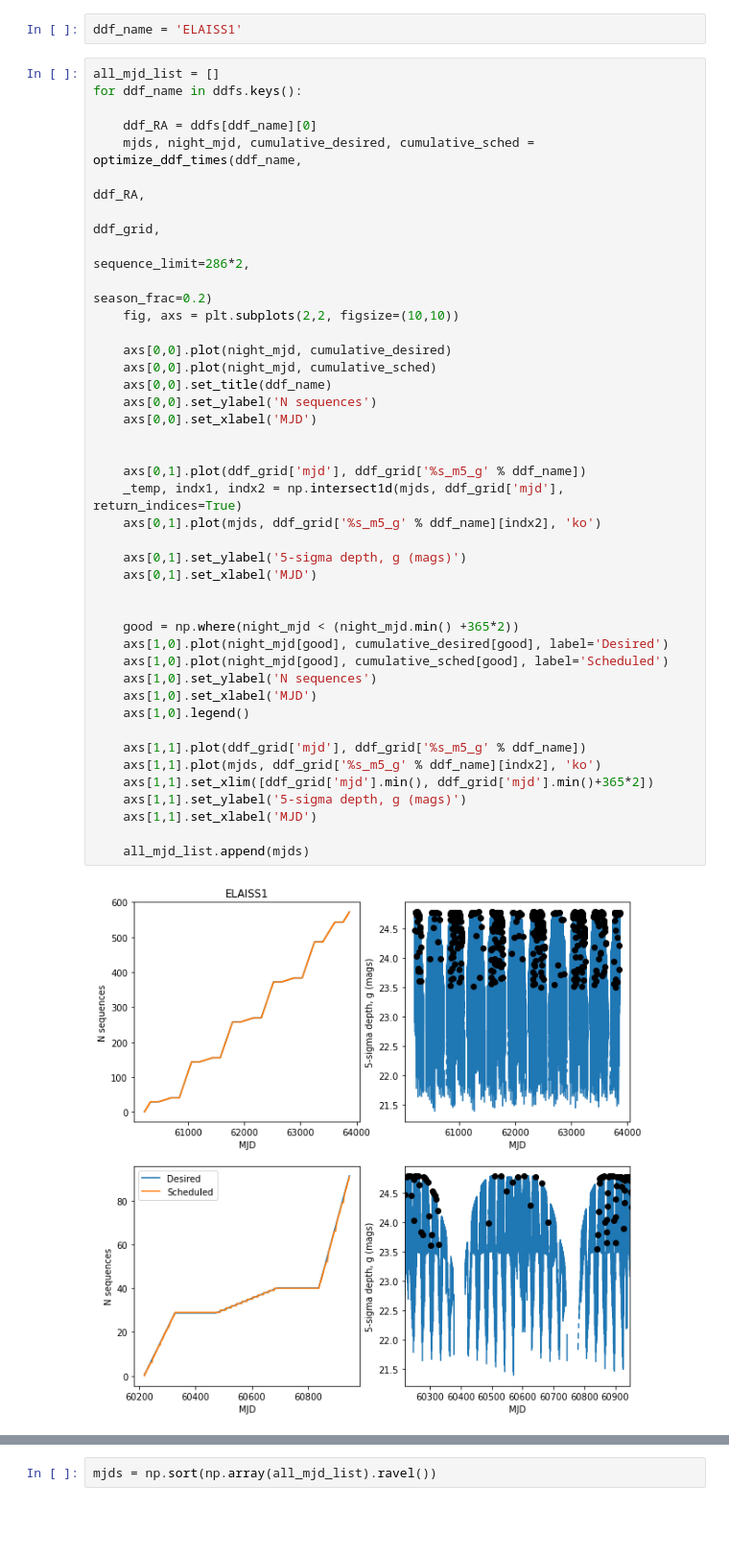
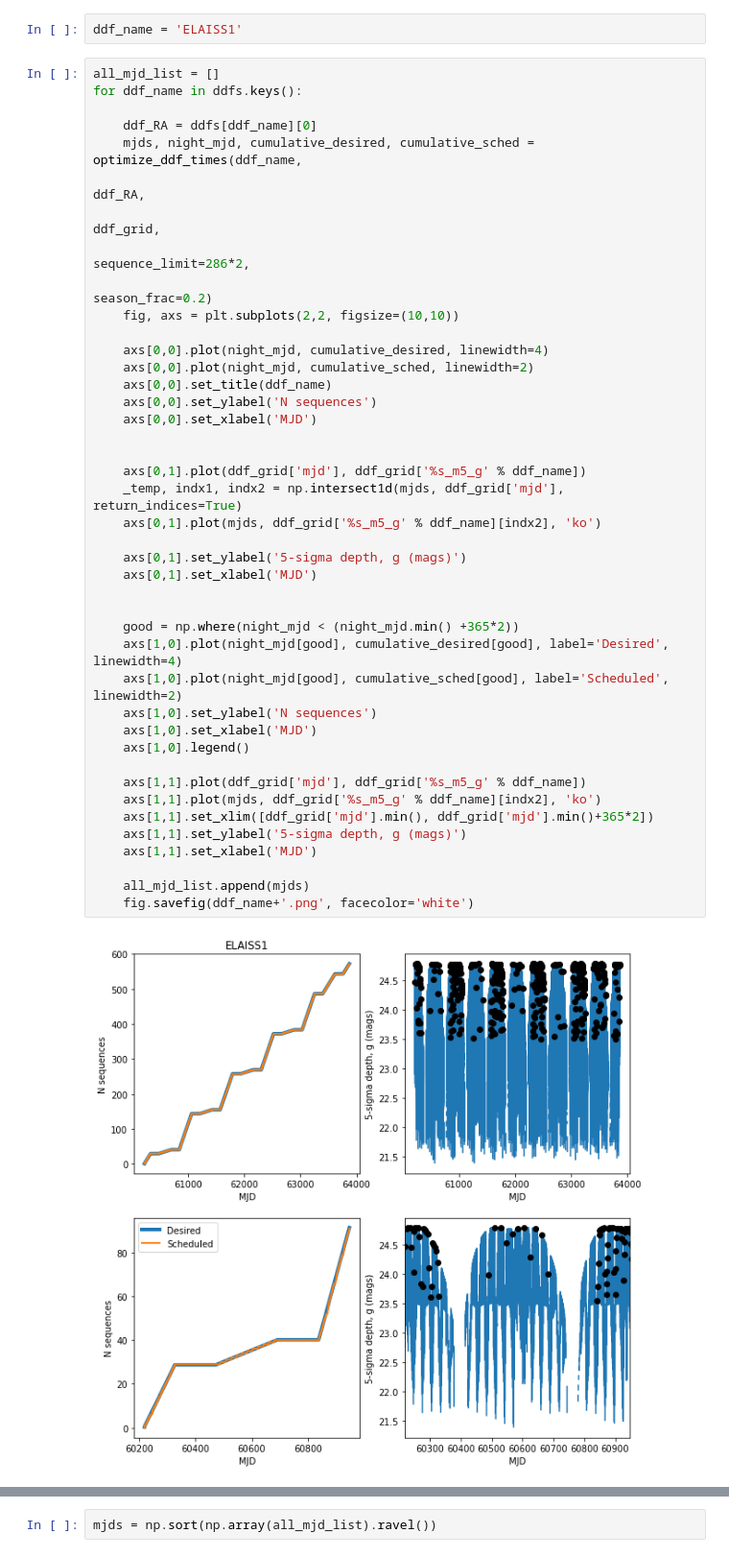
Before and after one commit to lsst-sims/sims_featureScheduler_runs2.1, a Jupyter notebook: ddf_roll/better_plotting.ipynb, the cells around one changed output, grey strips where cells are left out. Shown at 96% size. Drawn from its saved outputs; the diff is of its cells as text; blank space fills up the shorter version.

```diff
--- a/ddf_roll/better_plotting.ipynb
+++ b/ddf_roll/better_plotting.ipynb
@@ -22,35 +22,36 @@ for ddf_name in ddfs.keys():
                                                                                sequence_limit=286*2,
                                                                                season_frac=0.2)
     fig, axs = plt.subplots(2,2, figsize=(10,10))
 
-    axs[0,0].plot(night_mjd, cumulative_desired)
-    axs[0,0].plot(night_mjd, cumulative_sched)
+    axs[0,0].plot(night_mjd, cumulative_desired, linewidth=4)
+    axs[0,0].plot(night_mjd, cumulative_sched, linewidth=2)
     axs[0,0].set_title(ddf_name)
     axs[0,0].set_ylabel('N sequences')
     axs[0,0].set_xlabel('MJD')
 
 
     axs[0,1].plot(ddf_grid['mjd'], ddf_grid['%s_m5_g' % ddf_name])
     _temp, indx1, indx2 = np.intersect1d(mjds, ddf_grid['mjd'], return_indices=True)
     axs[0,1].plot(mjds, ddf_grid['%s_m5_g' % ddf_name][indx2], 'ko')
 
     axs[0,1].set_ylabel('5-sigma depth, g (mags)')
     axs[0,1].set_xlabel('MJD')
 
 
     good = np.where(night_mjd < (night_mjd.min() +365*2))
-    axs[1,0].plot(night_mjd[good], cumulative_desired[good], label='Desired')
-    axs[1,0].plot(night_mjd[good], cumulative_sched[good], label='Scheduled')
+    axs[1,0].plot(night_mjd[good], cumulative_desired[good], label='Desired', linewidth=4)
+    axs[1,0].plot(night_mjd[good], cumulative_sched[good], label='Scheduled', linewidth=2)
     axs[1,0].set_ylabel('N sequences')
     axs[1,0].set_xlabel('MJD')
     axs[1,0].legend()
 
     axs[1,1].plot(ddf_grid['mjd'], ddf_grid['%s_m5_g' % ddf_name])
     axs[1,1].plot(mjds, ddf_grid['%s_m5_g' % ddf_name][indx2], 'ko')
     axs[1,1].set_xlim([ddf_grid['mjd'].min(), ddf_grid['mjd'].min()+365*2])
     axs[1,1].set_ylabel('5-sigma depth, g (mags)')
     axs[1,1].set_xlabel('MJD')
 
     all_mjd_list.append(mjds)
+    fig.savefig(ddf_name+'.png', facecolor='white')
 # %% [output]
-[figure, old version]
+[figure, new version]
```
Also changed, not shown: parts of 1 cell of this notebook, 1 other file.
